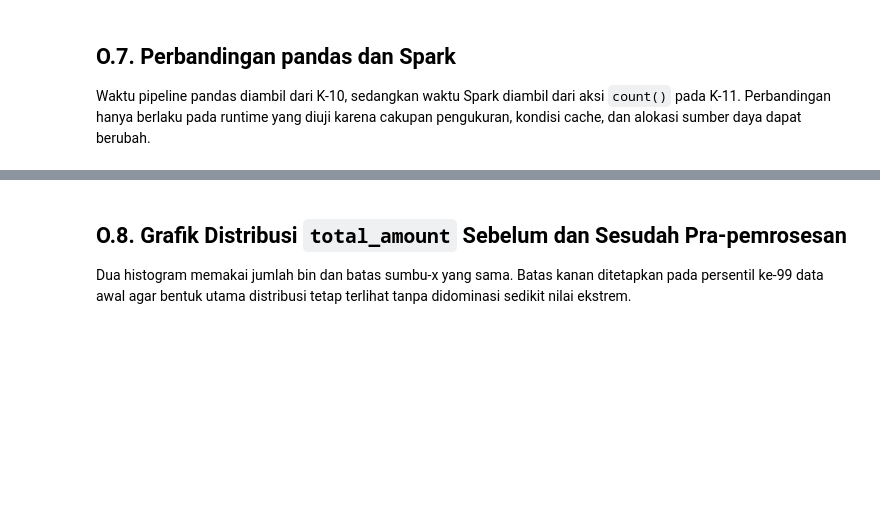
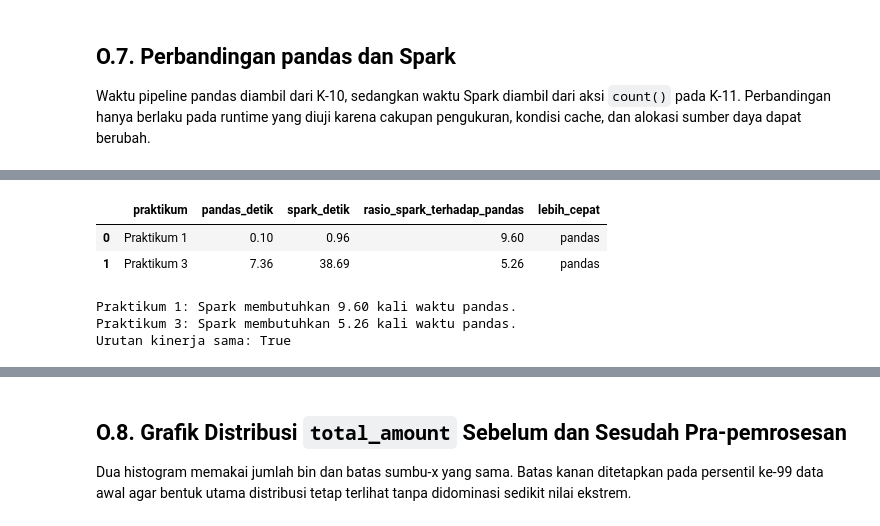
Before and after one commit to habibiputrar/BigData26_A_2411531001_Habibi-Putra-Rizqullah-, a Jupyter notebook: Praktikum03/BD_P03_2411531001_Habibi_Putra_Rizqullah.ipynb, the cells around one changed output, grey strips where cells are left out. Saved outputs shown, nothing was run; the diff lists cells and outputs as text; code cells hidden in the pictures; blank space fills up the shorter version.

Commit message:
Praktikum Pertemuan 03

```diff
--- a/Praktikum03/BD_P03_2411531001_Habibi_Putra_Rizqullah.ipynb
+++ b/Praktikum03/BD_P03_2411531001_Habibi_Putra_Rizqullah.ipynb
@@ -2540,0 +2511,77 @@ Join dapat menggeser perbandingan karena Spark mempunyai mekanisme broadcast dan
+# %%
+# O.7: Membandingkan kinerja pandas dan Spark
+# antara Praktikum 1 dan Praktikum 3
+
+df_catatan = pd.DataFrame(catatan)
+
+# Hasil aktual Praktikum 1 bagian N.5
+waktu_pandas_p1 = 0.10
+waktu_spark_p1 = 0.96
+
+# Mengambil hasil aktual Praktikum 3 dari catatan pengukuran
+waktu_pandas_p3 = df_catatan.loc[
+    df_catatan["langkah"] == "pipeline penuh",
+    "detik"
+].iloc[-1]
+
+waktu_spark_p3 = df_catatan.loc[
+    df_catatan["langkah"] == "spark: hitung baris bersih",
+    "detik"
+].iloc[-1]
+
+# Membuat tabel perbandingan
+perbandingan_kinerja = pd.DataFrame({
+    "praktikum": [
+        "Praktikum 1",
+        "Praktikum 3"
+    ],
+    "pandas_detik": [
+        waktu_pandas_p1,
+        waktu_pandas_p3
+    ],
+    "spark_detik": [
+        waktu_spark_p1,
+        waktu_spark_p3
+    ]
+})
+
+# Menghitung berapa kali waktu Spark terhadap pandas
+perbandingan_kinerja["rasio_spark_terhadap_pandas"] = (
+    perbandingan_kinerja["spark_detik"]
+    / perbandingan_kinerja["pandas_detik"]
+).round(2)
+
+# Menentukan implementasi yang lebih cepat
+perbandingan_kinerja["lebih_cepat"] = [
+    "pandas" if pandas < spark else "Spark"
+    for pandas, spark in zip(
+        perbandingan_kinerja["pandas_detik"],
+        perbandingan_kinerja["spark_detik"]
+    )
+]
+
+display(perbandingan_kinerja)
+
+urutan_sama = (
+    perbandingan_kinerja.loc[0, "lebih_cepat"]
+    == perbandingan_kinerja.loc[1, "lebih_cepat"]
+)
+
+print(
+    f"\nPraktikum 1: Spark membutuhkan "
+    f"{waktu_spark_p1 / waktu_pandas_p1:.2f} kali waktu pandas."
+)
+
+print(
+    f"Praktikum 3: Spark membutuhkan "
+    f"{waktu_spark_p3 / waktu_pandas_p3:.2f} kali waktu pandas."
+)
+
+print("Urutan kinerja sama:", urutan_sama)
+# %% [output]
+|  | praktikum | pandas_detik | spark_detik | rasio_spark_terhadap_pandas | lebih_cepat |
+| 0 | Praktikum 1 | 0.10 | 0.96 | 9.60 | pandas |
+| 1 | Praktikum 3 | 7.36 | 38.69 | 5.26 | pandas |
+Praktikum 1: Spark membutuhkan 9.60 kali waktu pandas.
+Praktikum 3: Spark membutuhkan 5.26 kali waktu pandas.
+Urutan kinerja sama: True
```
Also changed, not shown: parts of 3 cells of this notebook.
